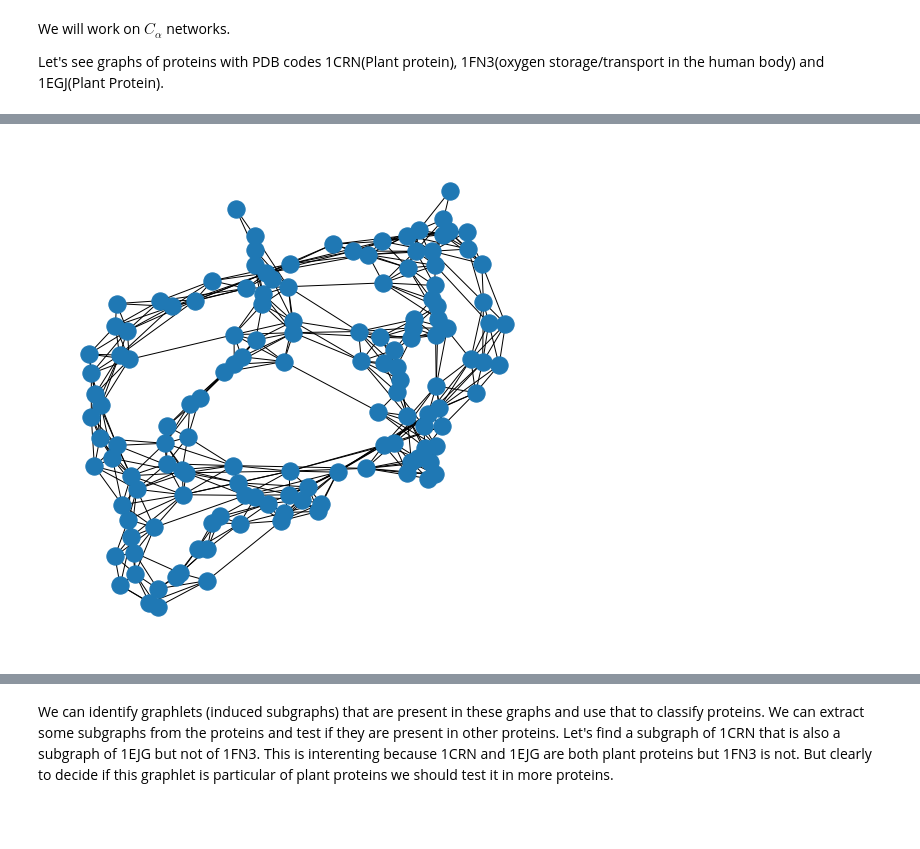
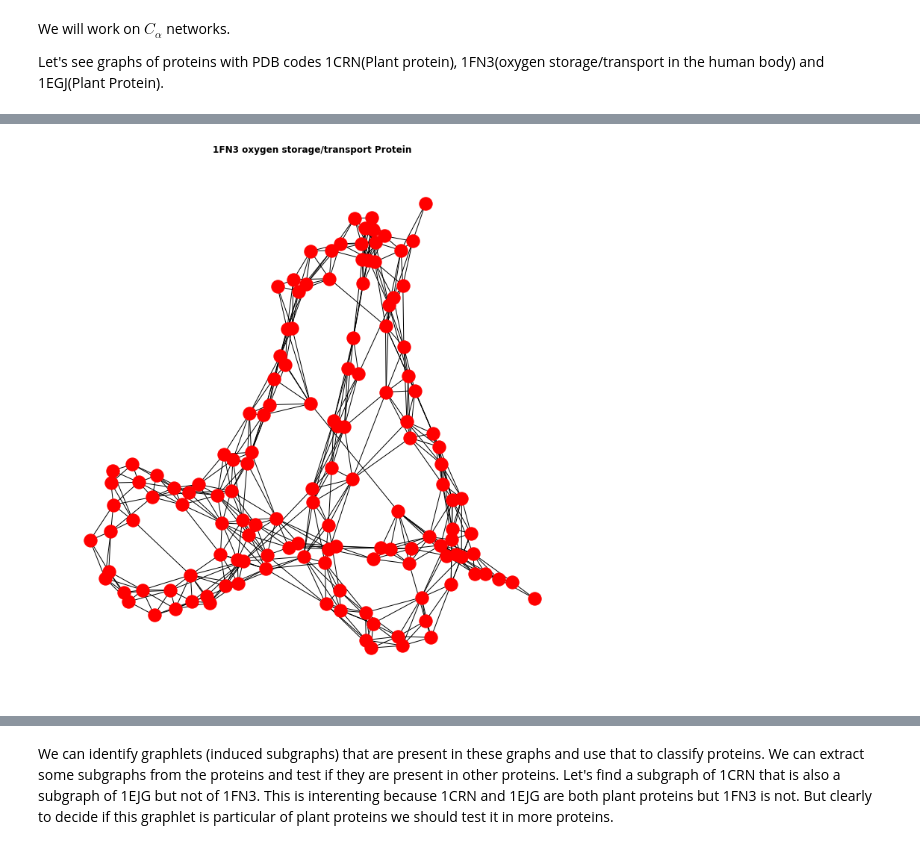
Before and after one commit to networkx/nx-guides, a Jupyter notebook: content/algorithms/sub_isomorphism/subgraph_iso_img.ipynb, the cells around one changed output, grey strips where cells are left out. Cells and saved outputs as stored; diff of their text form; code cells hidden in the pictures; blank space fills up the shorter version.

```diff
--- a/content/algorithms/sub_isomorphism/subgraph_iso_img.ipynb
+++ b/content/algorithms/sub_isomorphism/subgraph_iso_img.ipynb
@@ -200,8 +203,10 @@ plt.rcParams["figure.figsize"] = (10, 10)
 # %%
 p_1FN3 = nx.read_edgelist("data/1FN3_edgelist.txt", nodetype=str)
-nx.draw_spring(p_1FN3)
+nx.draw_spring(p_1FN3, node_color = "r")
 plt.rcParams["figure.figsize"] = (7,7)
+plt.title("1FN3 oxygen storage/transport Protein", fontweight = "bold")
+plt.show()
 # %% [output]
-[figure, old version]
+[figure, new version]
 # %%
 p_1EJG = nx.read_edgelist("data/1EJG_edgelist.txt", nodetype=str)
```
Also changed, not shown: parts of 17 cells of this notebook, 1 other file.
